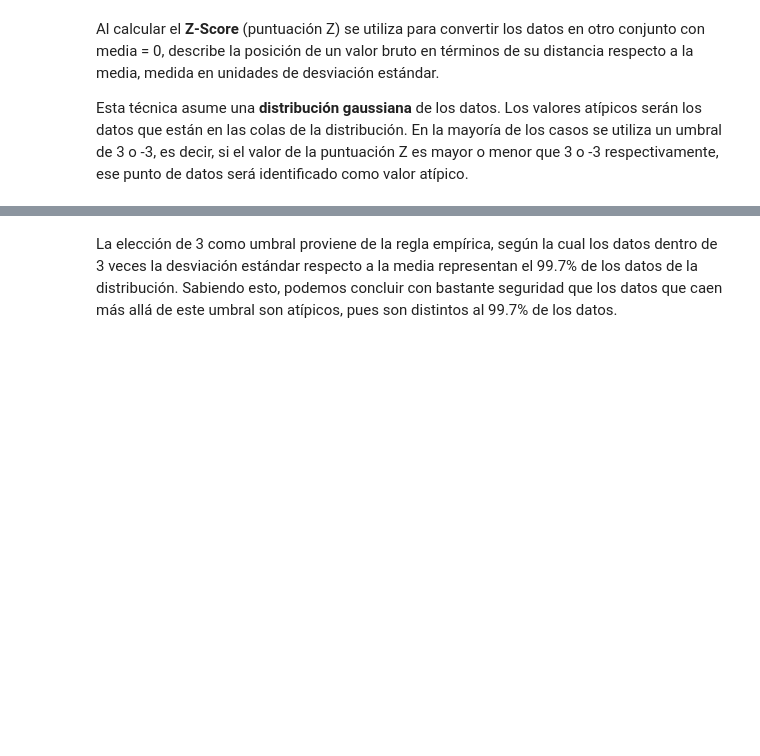
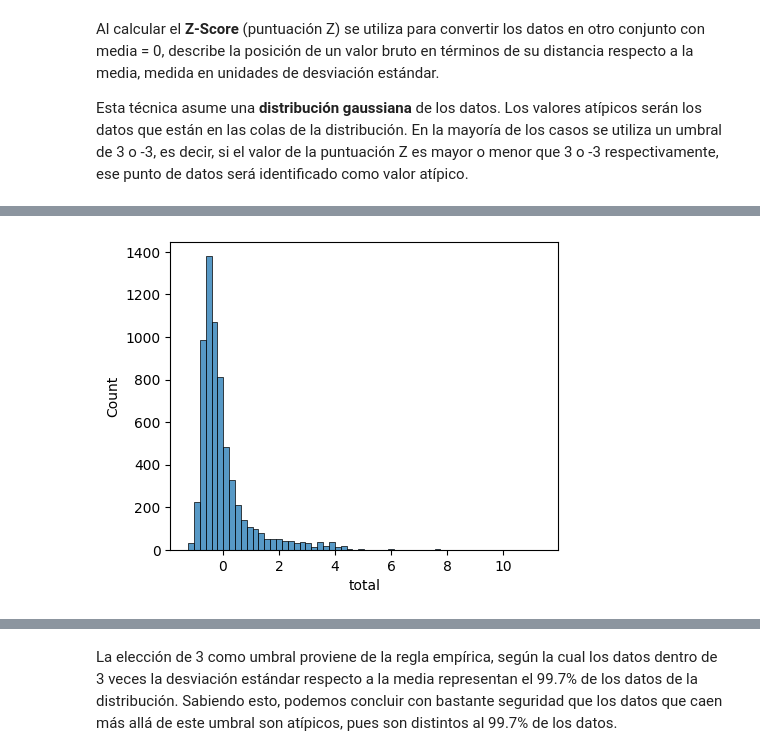
Before and after one commit to GabiRmz2025/MGRC_Herramientas_Aplicaciones_IA_2025, a Jupyter notebook: Modulo1/03.- Datos atípicos.ipynb, the cells around one changed output, grey strips where cells are left out. Cells and saved outputs as stored; diff of their text form; code cells hidden in the pictures; blank space fills up the shorter version.

```diff
--- a/Modulo1/03.- Datos atípicos.ipynb
+++ b/Modulo1/03.- Datos atípicos.ipynb
@@ -416,2 +423,4 @@ plt.show()
 # %%
 #Aplicación de la formula de z_score
+z_score = (df_taxis['total'] - df_taxis['total'].mean())/df_taxis['total'].std()
+z_score
@@ -417,0 +442,7 @@ plt.show()
+# %%
+# Usando un método de visualización (histograma)
+plt.figure(figsize=(5,4))
+sns.histplot(data=z_score, bins=60, linewidth=0.5, edgecolor="black")
+plt.show()
+# %% [output]
+[figure, added]
```
Also changed, not shown: parts of 23 cells of this notebook.
